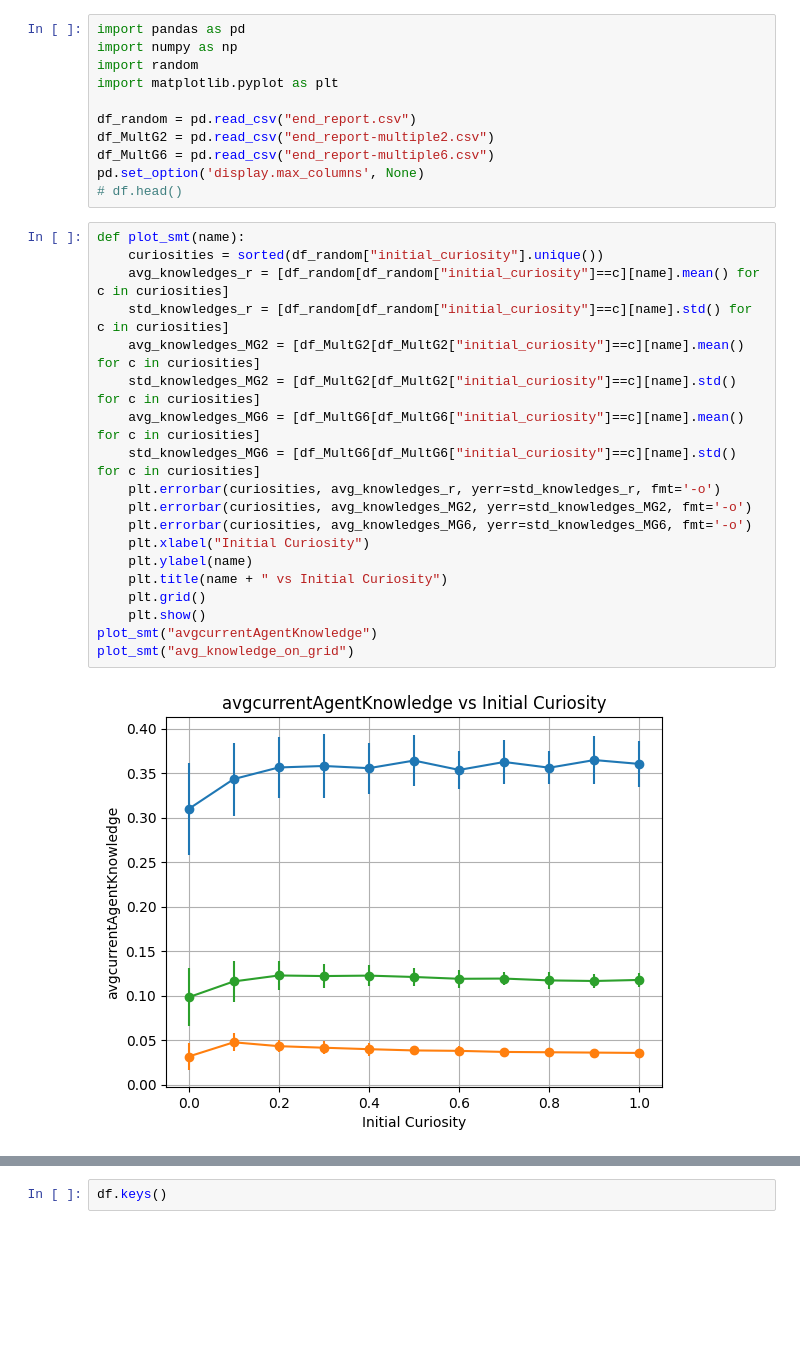
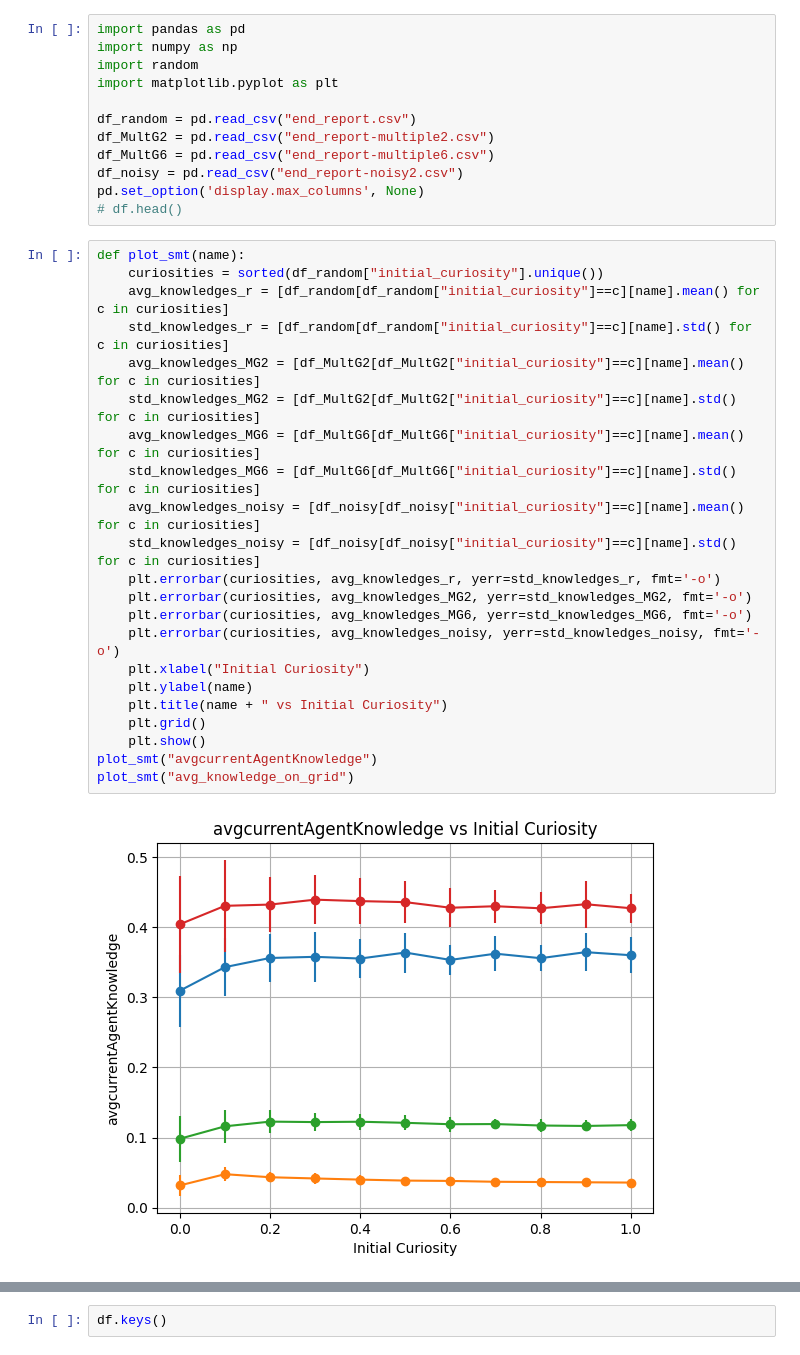
Before and after one commit to paulbanse/sciencemodels, a Jupyter notebook: compare_landscapes.ipynb, the cells around one changed output, grey strips where cells are left out. Cells and saved outputs as stored; diff of their text form; blank space fills up the shorter version.

```diff
--- a/compare_landscapes.ipynb
+++ b/compare_landscapes.ipynb
@@ -7,26 +7,30 @@ import matplotlib.pyplot as plt
 df_random = pd.read_csv("end_report.csv")
 df_MultG2 = pd.read_csv("end_report-multiple2.csv")
 df_MultG6 = pd.read_csv("end_report-multiple6.csv")
+df_noisy = pd.read_csv("end_report-noisy2.csv")
 pd.set_option('display.max_columns', None)
 # df.head()
 # %%
 def plot_smt(name):
     curiosities = sorted(df_random["initial_curiosity"].unique())
     avg_knowledges_r = [df_random[df_random["initial_curiosity"]==c][name].mean() for c in curiosities]
     std_knowledges_r = [df_random[df_random["initial_curiosity"]==c][name].std() for c in curiosities]
     avg_knowledges_MG2 = [df_MultG2[df_MultG2["initial_curiosity"]==c][name].mean() for c in curiosities]
     std_knowledges_MG2 = [df_MultG2[df_MultG2["initial_curiosity"]==c][name].std() for c in curiosities]
     avg_knowledges_MG6 = [df_MultG6[df_MultG6["initial_curiosity"]==c][name].mean() for c in curiosities]
     std_knowledges_MG6 = [df_MultG6[df_MultG6["initial_curiosity"]==c][name].std() for c in curiosities]
+    avg_knowledges_noisy = [df_noisy[df_noisy["initial_curiosity"]==c][name].mean() for c in curiosities]
+    std_knowledges_noisy = [df_noisy[df_noisy["initial_curiosity"]==c][name].std() for c in curiosities]
     plt.errorbar(curiosities, avg_knowledges_r, yerr=std_knowledges_r, fmt='-o')
     plt.errorbar(curiosities, avg_knowledges_MG2, yerr=std_knowledges_MG2, fmt='-o')
     plt.errorbar(curiosities, avg_knowledges_MG6, yerr=std_knowledges_MG6, fmt='-o')
+    plt.errorbar(curiosities, avg_knowledges_noisy, yerr=std_knowledges_noisy, fmt='-o')
     plt.xlabel("Initial Curiosity")
     plt.ylabel(name)
     plt.title(name + " vs Initial Curiosity")
     plt.grid()
     plt.show()
 plot_smt("avgcurrentAgentKnowledge")
 plot_smt("avg_knowledge_on_grid")
 # %% [output]
-[figure, old version]
+[figure, new version]
```
Also changed, not shown: parts of 3 cells of this notebook, 2 other files.
